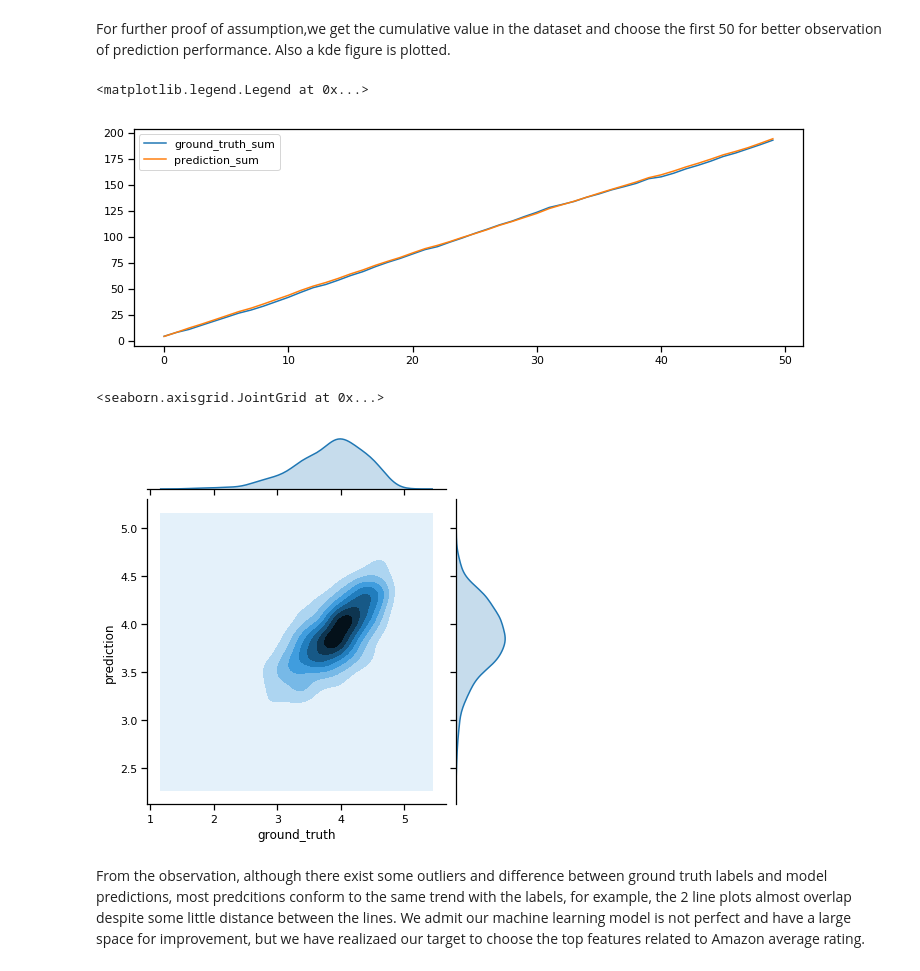
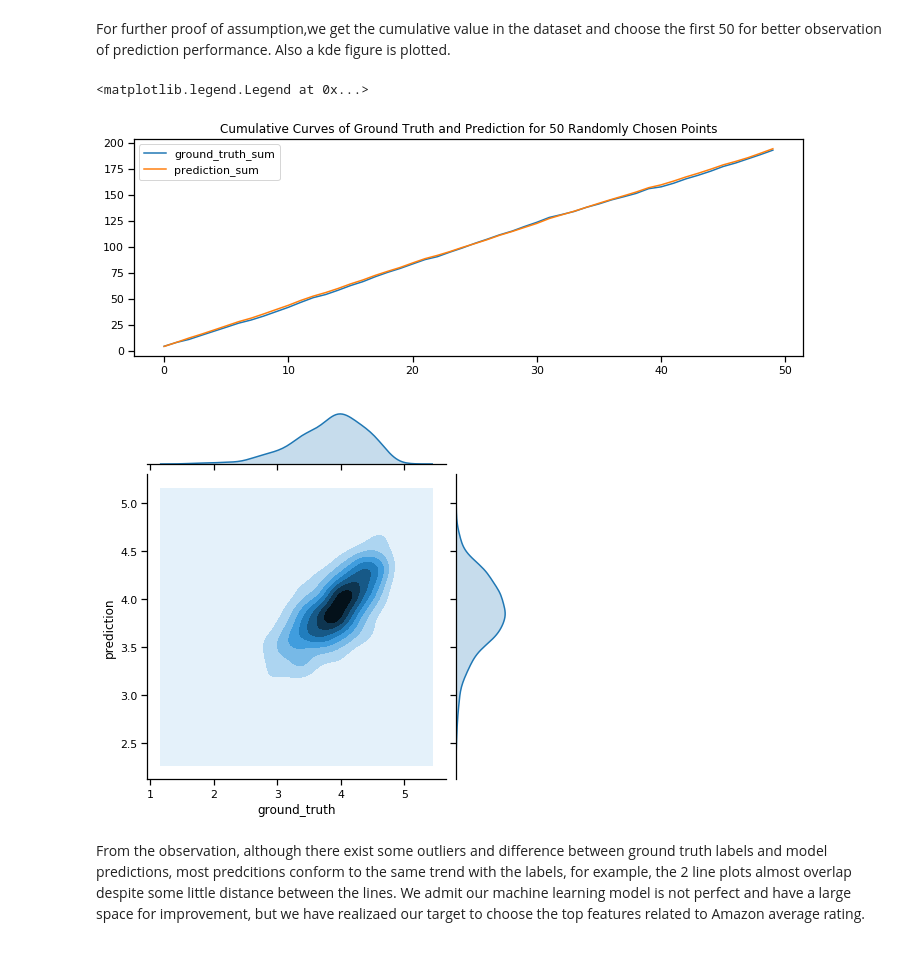
Before and after one commit to ZX-joe/Applied-Data-Analysis-How-to-make-a-hit-moive, a Jupyter notebook: ML_10.ipynb, the cells around one changed output. Drawn from its saved outputs; the diff is of its cells as text; code cells hidden in the pictures.

```diff
--- a/ML_10.ipynb
+++ b/ML_10.ipynb
@@ -1287,17 +1290,18 @@ for i in range(len(merge_pred_label)):
 # %%
 show_pred_label=merge_pred_label.iloc[:50]
 plt.figure(figsize=(12,4))
 plt.plot( show_pred_label['count'],show_pred_label['ground_truth_sum'])
 plt.legend()
 plt.plot( show_pred_label['count'],show_pred_label['prediction_sum'])
+plt.title('Cumulative Curves of Ground Truth and Prediction for 50 Randomly Chosen Points')
 plt.legend()
 # %% [output]
 <matplotlib.legend.Legend at 0x...>
-[figure, old version]
+[figure, new version]
 # %%
-sns.jointplot(x='ground_truth',y='prediction',data=merge_pred_label,kind='kde')
+sns.jointplot(x='ground_truth',y='prediction',title='KDE Plot for Ground Truth and Prediction',data=merge_pred_label,kind='kde')
+plt.show()
 # %% [output]
-<seaborn.axisgrid.JointGrid at 0x...>
 [figure]
 # %% [markdown]
 From the observation, although there exist some outliers and difference between ground truth labels and model predictions, most predcitions conform to the same trend with the labels, for example, the 2 line plots almost overlap despite some little distance between the lines.
```
Also changed, not shown: parts of 3 cells of this notebook, 1 other file.
